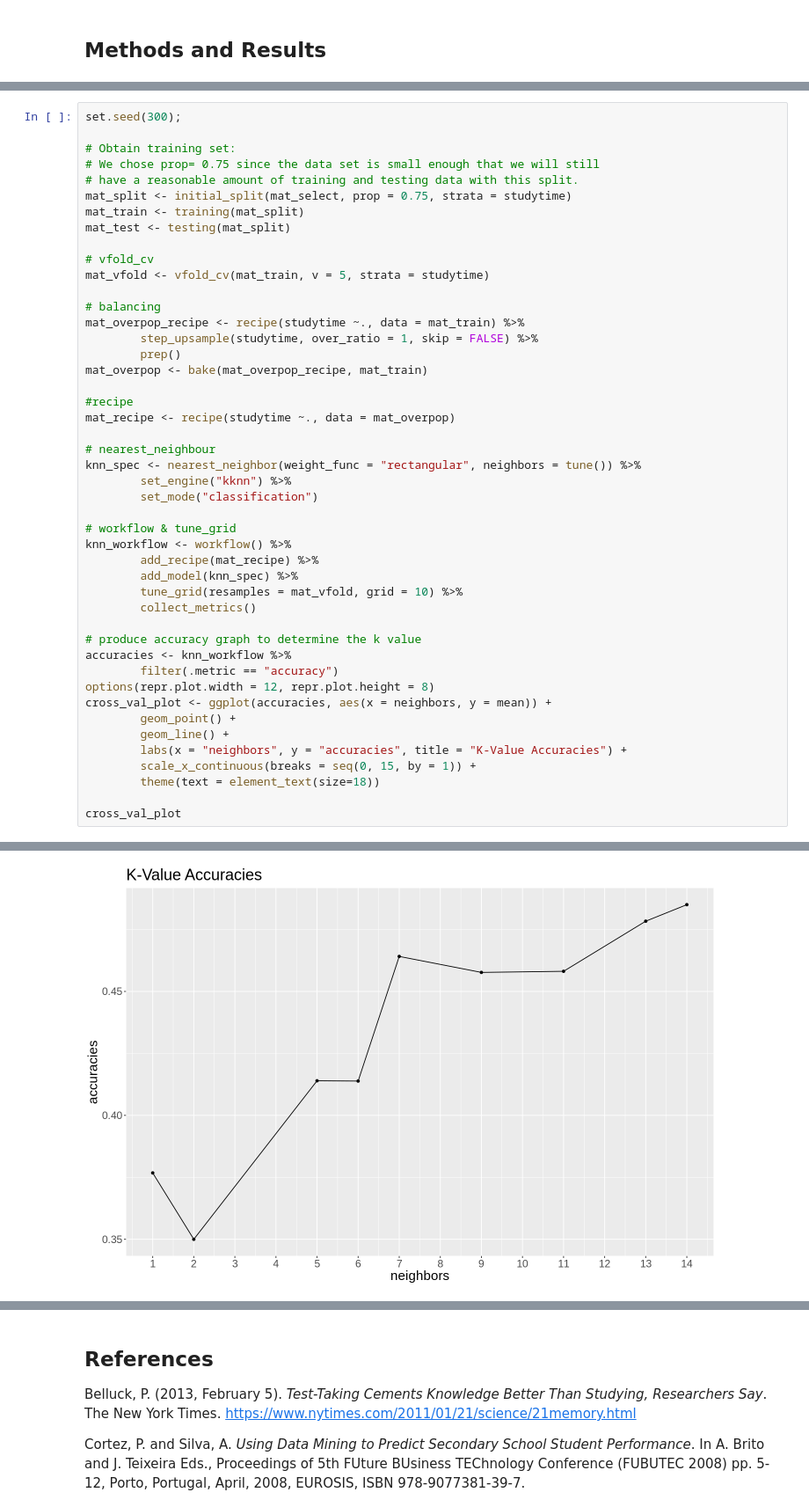
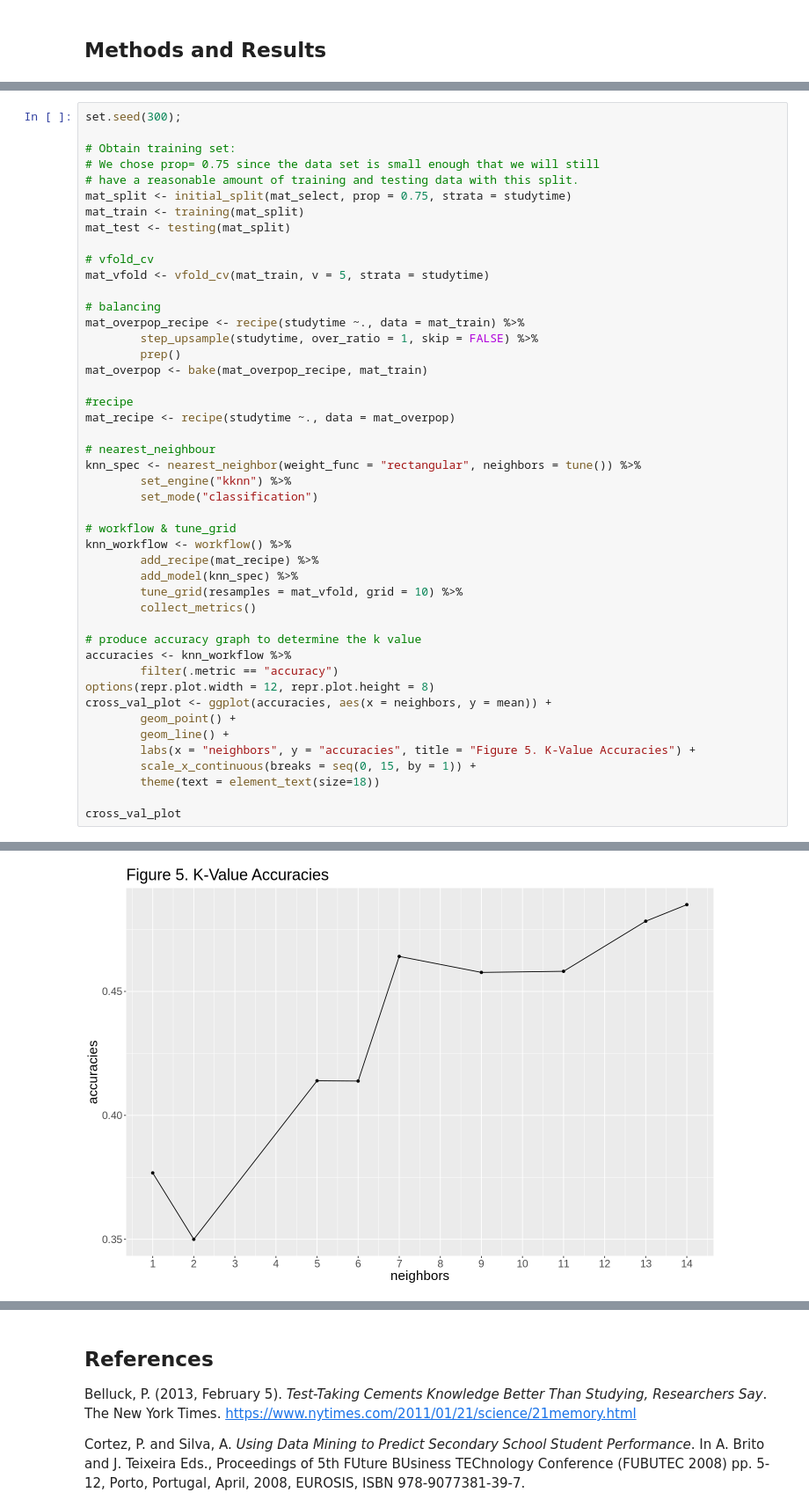
Before and after one commit to michelleykim/student_performance_analysis, a Jupyter notebook: report.ipynb, the cells around one changed output, grey strips where cells are left out. Shown at 88% size. Drawn from its saved outputs; the diff is of its cells as text.

```diff
--- a/report.ipynb
+++ b/report.ipynb
@@ -156,7 +174,7 @@ options(repr.plot.width = 12, repr.plot.height = 8)
 cross_val_plot <- ggplot(accuracies, aes(x = neighbors, y = mean)) +
         geom_point() +
         geom_line() +
-        labs(x = "neighbors", y = "accuracies", title = "K-Value Accuracies") +
+        labs(x = "neighbors", y = "accuracies", title = "Figure 5. K-Value Accuracies") +
         scale_x_continuous(breaks = seq(0, 15, by = 1)) +
         theme(text = element_text(size=18))
 
@@ -165,4 +188,4 @@ cross_val_plot
-[figure, old version]
+[figure, new version]
 # %% [markdown]
 Based on the cross validation graph, the nearest_neighbor algorithm give the highest accuracy when 14 neighbors were used for prediction. However, we decided to use k = 7, since we were worried that using 14 neighbors would cause underfitting with out small dataset. Also, since the difference in accuracies between using 7 neighbors and 14 neighbours is small, both choice are potentially the optimal accuracy.
 
```
Also changed, not shown: parts of 8 cells of this notebook.
